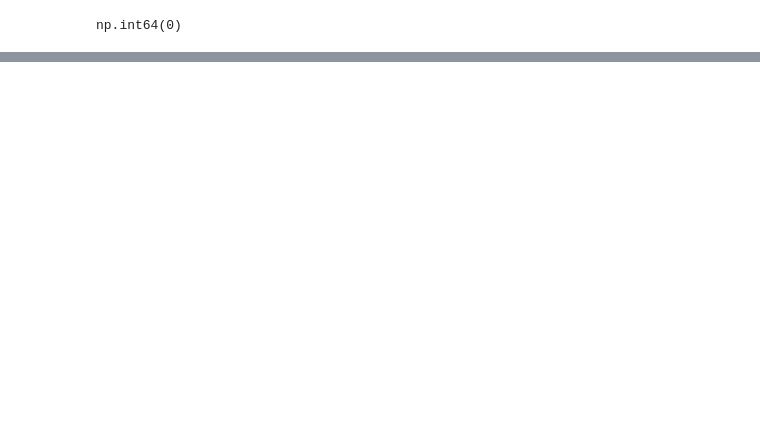
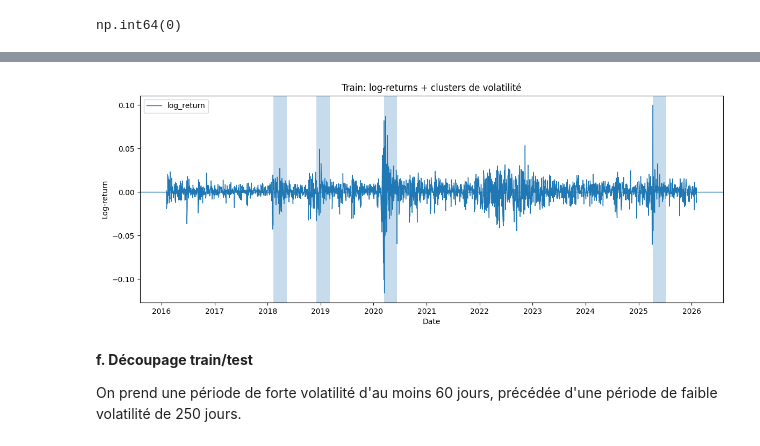
Before and after one commit to Celeste2405/Risque-extreme, a Jupyter notebook: projet.ipynb, the cells around one changed output, grey strips where cells are left out. Cells and saved outputs as stored; diff of their text form; code cells hidden in the pictures; blank space fills up the shorter version.

```diff
--- a/projet.ipynb
+++ b/projet.ipynb
@@ -110,0 +162,10 @@ df
+# %%
+# Application de la détection des clusters
+df_clusters, clusters = detect_volatility_clusters(
+    df,
+    return_col="log_return",
+    short_window=60,
+    long_window=250,
+    ratio_threshold=1.2,
+    min_duration=60
+)
@@ -111,2 +179,33 @@ df
+# %%
+def plot_returns_with_clusters(df, clusters, return_col="log_return", title=None):
+    """
+    Plot log-returns and highlight detected volatility clusters.
+    - df: DataFrame indexé par dates
+    - clusters: liste de tuples (start_date, end_date)
+    """
+    fig, ax = plt.subplots(figsize=(14, 5))
+
+    # Série de rendements
+    ax.plot(df.index, df[return_col], linewidth=1, label=return_col)
+
+    # Surlignage des clusters (bandes verticales)
+    for (start, end) in clusters:
+        ax.axvspan(start, end, alpha=0.25)  # pas de couleur imposée
+
+    ax.axhline(0, linewidth=1)
+    ax.set_xlabel("Date")
+    ax.set_ylabel("Log-return")
+    ax.set_title(title if title else "Log-returns avec périodes de forte volatilité")
+    ax.legend()
+    plt.show()
+# %%
+plot_returns_with_clusters(df_clusters, clusters, return_col="log_return",
+                           title="Train: log-returns + clusters de volatilité")
+# %% [output]
+[figure, added]
+# %% [markdown]
+**f. Découpage train/test**
+
+On prend une période de forte volatilité d'au moins 60 jours, précédée d'une période de faible volatilité de 250 jours.
 # %%
 df_simple = df[["Close", "log_return"]].copy()
```
Also changed, not shown: parts of 83 cells of this notebook, 1 other file.
